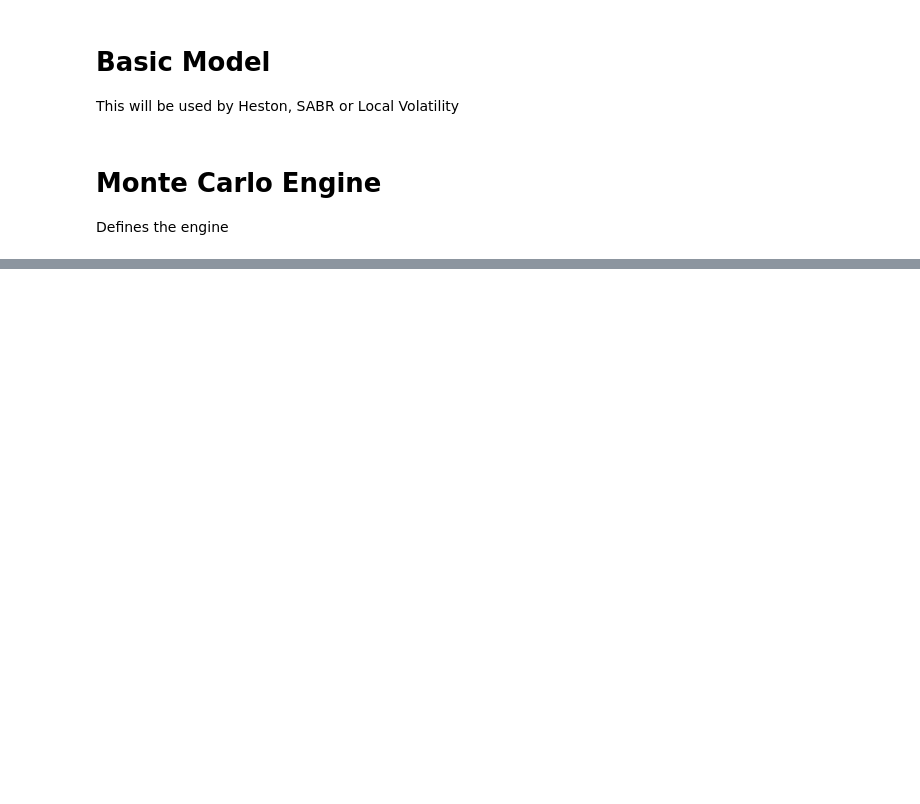
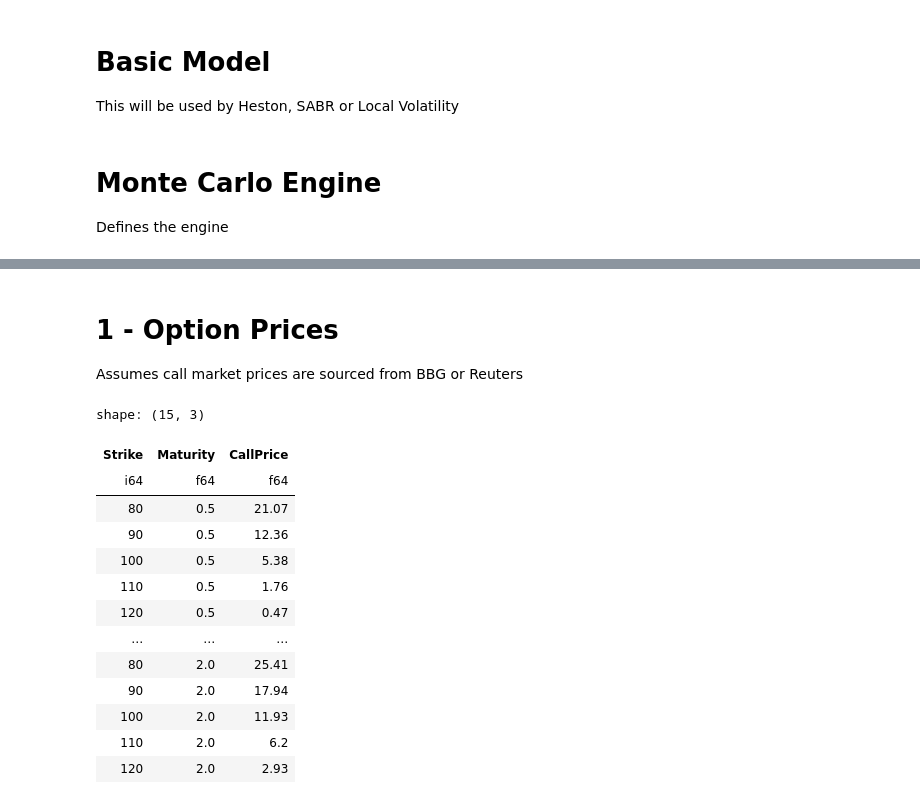
Before and after one commit to EspejoLuis/q_stuff, a Jupyter notebook: Equity | Local Volatility.ipynb, the cells around one changed output, grey strips where cells are left out. Cells and saved outputs as stored; diff of their text form; code cells hidden in the pictures; blank space fills up the shorter version.

```diff
--- a/Equity | Local Volatility.ipynb
+++ b/Equity | Local Volatility.ipynb
@@ -303 +309,64 @@ $$
 The PDE states that for a hedged portfolio, all randomness is removed and the remaining deterministic evolution of value must earn the risk-free rate.
+# %% [markdown]
+# 1 - Option Prices
+
+Assumes call market prices are sourced from BBG or Reuters
+# %%
+# Call Market Prices
+
+import polars as pl
+
+# --- Spot and curve parameters ---
+S0 = 100.0
+r = 0.02
+q = 0.01
+
+# --- Grid data ---
+strikes = [80, 90, 100, 110, 120]
+maturities = [0.25, 0.5, 1.0, 2.0]
+
+# --- Call price grid - Assumed to be market-observed ---
+prices = [
+    [20.23, 21.07, 22.78, 25.41],
+    [11.08, 12.36, 14.43, 17.94],
+    [3.81,  5.38,  7.97,  11.93],
+    [0.92,  1.76,  3.41,  6.20],
+    [0.18,  0.47,  1.20,  2.93],
+]
+
+# --- Build Polars DataFrame in long format ---
+df = (
+    pl.DataFrame(prices,
+                 schema=[str(t) + "Y" for t in maturities],
+                 orient="row")
+    # Add a new column called "Strike"
+    .with_columns(pl.Series("Strike", strikes))
+    # Keep "Strike" fixed as the index (that’s the x-dimension),
+    .unpivot(index=["Strike"],
+            # Take all the maturity columns (e.g. "0.25Y", "0.5Y", etc.),
+            on=[str(t) + "Y" for t in maturities],
+            # Stack them vertically into two new columns:
+            # "Maturity" → will hold "0.25Y", "0.5Y", etc.
+            # "CallPrice" → will hold the actual numerical prices.
+            variable_name="Maturity", value_name="CallPrice")
+    # Remove the letter “Y” (so "0.25Y" → "0.25")
+    # Convert the column to float (0.25, 0.5, 1.0, 2.0)
+    .with_columns(pl.col("Maturity").str.replace("Y", "").cast(pl.Float64))
+)
+
+display(df[5:,:])
+# %% [output]
+shape: (15, 3)
+| Strike | Maturity | CallPrice |
+| i64 | f64 | f64 |
+| 80 | 0.5 | 21.07 |
+| 90 | 0.5 | 12.36 |
+| 100 | 0.5 | 5.38 |
+| 110 | 0.5 | 1.76 |
+| 120 | 0.5 | 0.47 |
+| … | … | … |
+| 80 | 2.0 | 25.41 |
+| 90 | 2.0 | 17.94 |
+| 100 | 2.0 | 11.93 |
+| 110 | 2.0 | 6.2 |
+| 120 | 2.0 | 2.93 |
```
Also changed, not shown: parts of 10 cells of this notebook.
